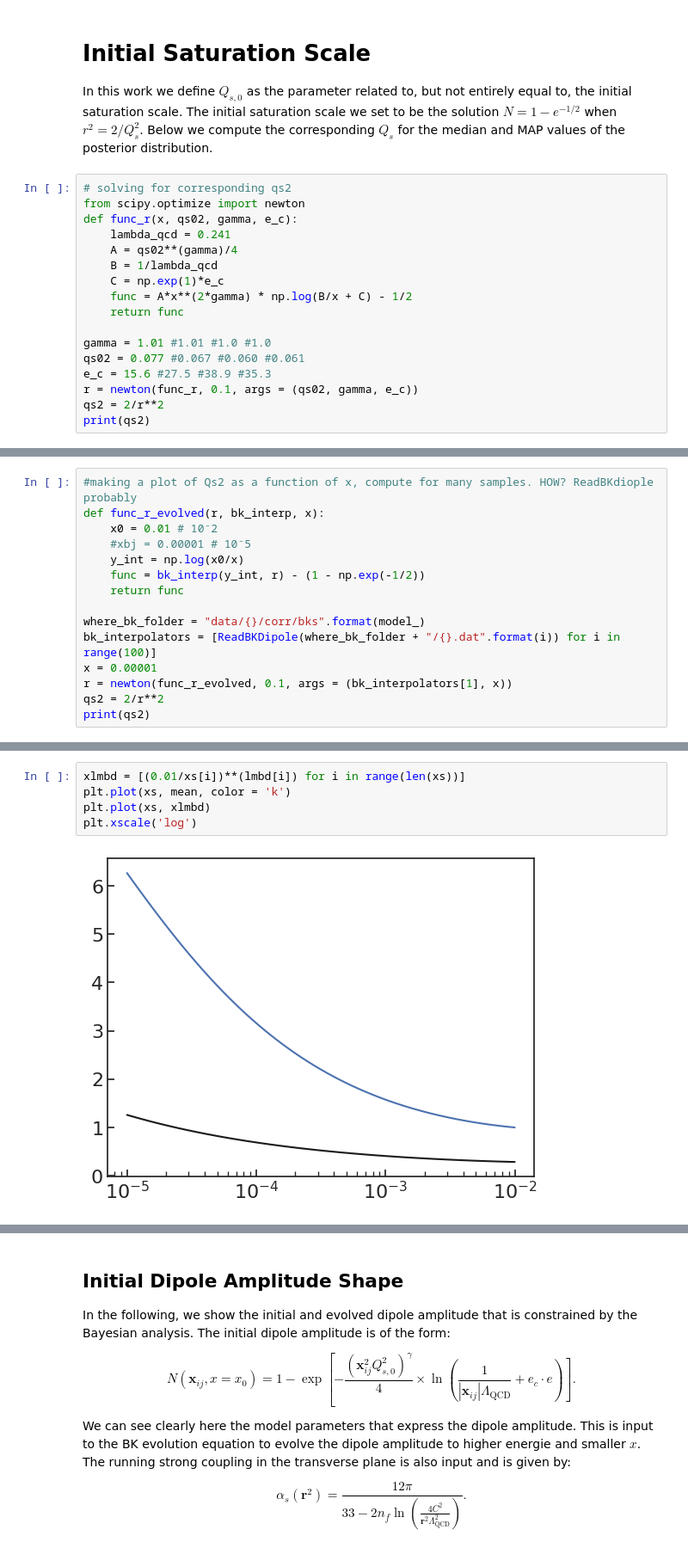
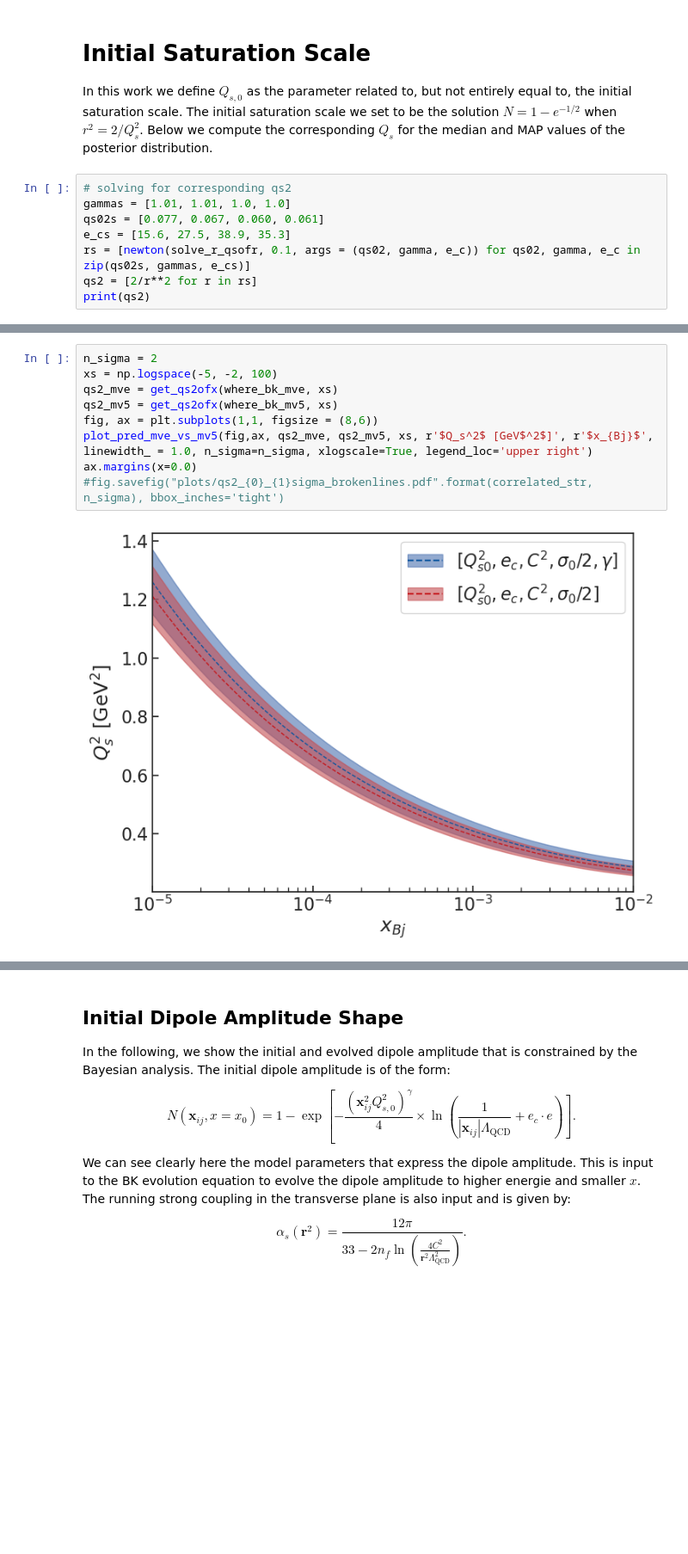
Before and after one commit to camcasuga/BayesianBK_results, a Jupyter notebook: analysis.ipynb, the cells around one changed output, grey strips where cells are left out. Shown at 86% size. Saved outputs shown, nothing was run; the diff lists cells and outputs as text; blank space fills up the shorter version.

Commit message:
add new qs2(x) plot

```diff
--- a/analysis.ipynb
+++ b/analysis.ipynb
@@ -316,19 +320,10 @@ C2 = theta_post_1000[:, 3] if model_ == "mv5" else theta_post_1000[:, 2]
 In this work we define $ Q_{s,0}$ as the parameter related to, but not entirely equal to, the initial saturation scale. The initial saturation scale we set to be the solution $ N = 1 - e^{-1/2} $ when $ r^{2} = 2/Q_{s}^{2} $. Below we compute the corresponding $ Q_{s} $ for the median and MAP values of the posterior distribution.
 # %%
 # solving for corresponding qs2
-from scipy.optimize import newton
-def func_r(x, qs02, gamma, e_c):
-    lambda_qcd = 0.241
-    A = qs02**(gamma)/4
-    B = 1/lambda_qcd
-    C = np.exp(1)*e_c
-    func = A*x**(2*gamma) * np.log(B/x + C) - 1/2
-    return func
-
-gamma = 1.01 #1.01 #1.0 #1.0
-qs02 = 0.077 #0.067 #0.060 #0.061
-e_c = 15.6 #27.5 #38.9 #35.3
-r = newton(func_r, 0.1, args = (qs02, gamma, e_c))
-qs2 = 2/r**2
+gammas = [1.01, 1.01, 1.0, 1.0]
+qs02s = [0.077, 0.067, 0.060, 0.061]
+e_cs = [15.6, 27.5, 38.9, 35.3]
+rs = [newton(solve_r_qsofr, 0.1, args = (qs02, gamma, e_c)) for qs02, gamma, e_c in zip(qs02s, gammas, e_cs)]
+qs2 = [2/r**2 for r in rs]
 print(qs2)
 # %% [output]
@@ -336,15 +330,0 @@ print(qs2)
-# %%
-#making a plot of Qs2 as a function of x, compute for many samples. HOW? ReadBKdiople probably
-def func_r_evolved(r, bk_interp, x):
-    x0 = 0.01 # 10⁻2
-    #xbj = 0.00001 # 10⁻5
-    y_int = np.log(x0/x)
-    func = bk_interp(y_int, r) - (1 - np.exp(-1/2))
-    return func
-
-where_bk_folder = "data/{}/corr/bks".format(model_)
-bk_interpolators = [ReadBKDipole(where_bk_folder + "/{}.dat".format(i)) for i in range(100)]
-x = 0.00001
-r = newton(func_r_evolved, 0.1, args = (bk_interpolators[1], x))
-qs2 = 2/r**2
-print(qs2)
@@ -394,7 +331,11 @@ plt.legend()
-# %%
-xlmbd = [(0.01/xs[i])**(lmbd[i]) for i in range(len(xs))]
-plt.plot(xs, mean, color = 'k')
-plt.plot(xs, xlmbd)
-plt.xscale('log')
-# %% [output]
-[figure, removed]
+# %%
+n_sigma = 2
+xs = np.logspace(-5, -2, 100)
+qs2_mve = get_qs2ofx(where_bk_mve, xs)
+qs2_mv5 = get_qs2ofx(where_bk_mv5, xs)
+fig, ax = plt.subplots(1,1, figsize = (8,6))
+plot_pred_mve_vs_mv5(fig,ax, qs2_mve, qs2_mv5, xs, r'$Q_s^2$ [GeV$^2$]', r'$x_{Bj}$', linewidth_ = 1.0, n_sigma=n_sigma, xlogscale=True, legend_loc='upper right')
+ax.margins(x=0.0)
+#fig.savefig("plots/qs2_{0}_{1}sigma_brokenlines.pdf".format(correlated_str, n_sigma), bbox_inches='tight')
+# %% [output]
+[figure, added]
```
Also changed, not shown: parts of 18 cells of this notebook, 12 other files.
